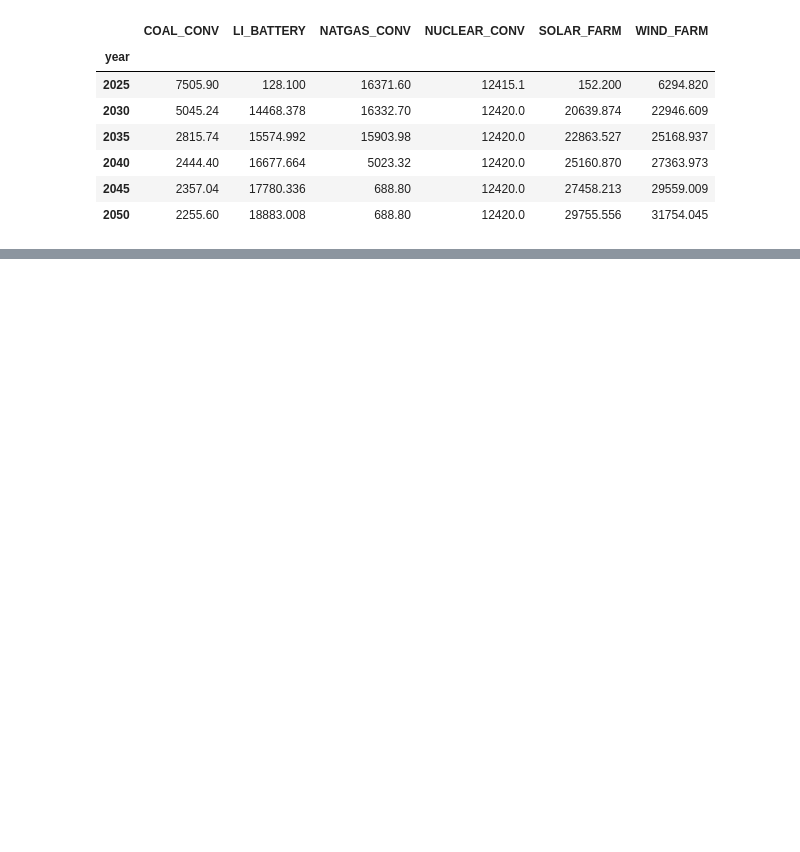
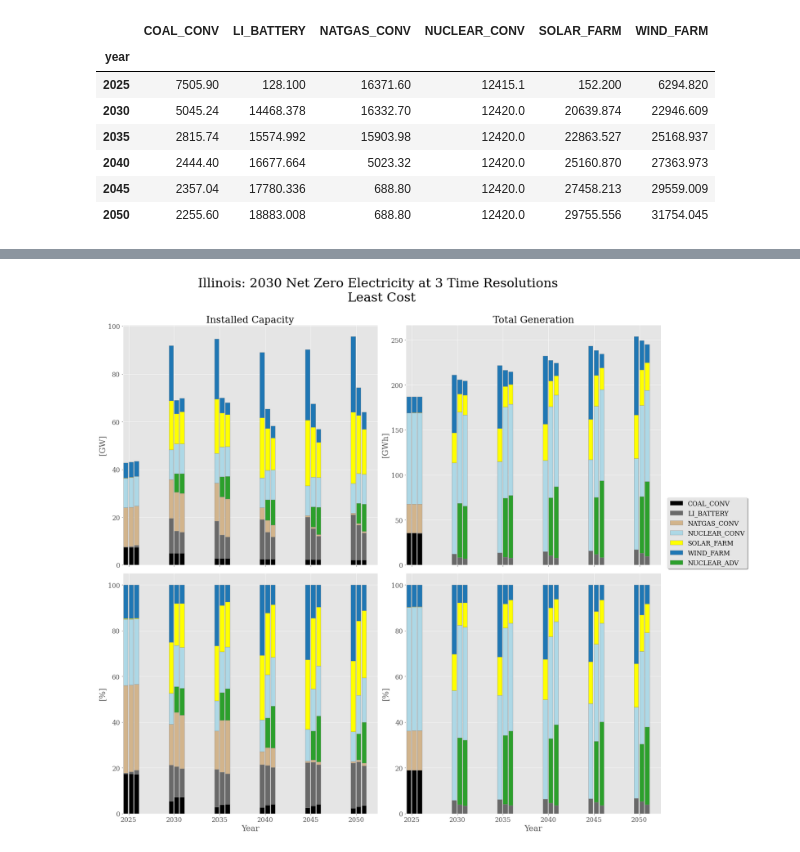
Before and after one commit to samgdotson/2021-dotson-ms, a Jupyter notebook: illinois_time_resolution.ipynb, the cells around one changed output, grey strips where cells are left out. Drawn from its saved outputs; the diff is of its cells as text; code cells hidden in the pictures; blank space fills up the shorter version.

```diff
--- a/illinois_time_resolution.ipynb
+++ b/illinois_time_resolution.ipynb
@@ -230,0 +280,90 @@ plt.tight_layout()
+# %%
+fig, axes = plt.subplots(2,2, figsize=(20,20), sharex=True)
+
+w=0.1
+
+# Capacity
+
+(cap_df_4/1000).plot.bar(ax=axes[0,0], stacked=True,
+                         color=elc_colors, width=w,
+                         position=1.2, align='center',
+                         legend=False,edgecolor='gray')
+(cap_df_12/1000).plot.bar(ax=axes[0,0], stacked=True,
+                          color=elc_colors, width=w,
+                          position=0, align='center',
+                          legend=False,edgecolor='gray')
+(cap_df_52/1000).plot(ax=axes[0,0], kind='bar', stacked=True,
+                      color=elc_colors, width=w,
+                      position=-1.2, align='center',
+                      legend=False, edgecolor='gray')
+
+
+# Generation
+(gen_df_4/1000).plot.bar(ax=axes[0,1], stacked=True,
+                         color=elc_colors, width=w,
+                         position=1.2, align='center',
+                         legend=False,edgecolor='gray')
+(gen_df_12/1000).plot.bar(ax=axes[0,1], stacked=True,
+                          color=elc_colors, width=w,
+                          position=0, align='center',
+                          legend=False,edgecolor='gray')
+(gen_df_52/1000).plot(ax=axes[0,1], kind='bar', stacked=True,
+                      color=elc_colors, width=w,
+                      position=-1.2, align='center',
+                      legend=False, edgecolor='gray')
+
+
+(stacked_cap_4).plot.bar(ax=axes[1,0], stacked=True,
+                         color=elc_colors, width=w,
+                         position=1.2, align='center',
+                         legend=False,edgecolor='gray')
+(stacked_cap_12).plot.bar(ax=axes[1,0], stacked=True,
+                          color=elc_colors, width=w,
+                          position=0, align='center',
+                          legend=False,edgecolor='gray')
+(stacked_cap_52).plot(ax=axes[1,0], kind='bar', stacked=True,
+                      color=elc_colors, width=w,
+                      position=-1.2, align='center',
+                      legend=False, edgecolor='gray')
+
+
+(stacked_gen_4).plot.bar(ax=axes[1,1], stacked=True,
+                         color=elc_colors, width=w,
+                         position=1.2, align='center',
+                         legend=False,edgecolor='gray')
+(stacked_gen_12).plot.bar(ax=axes[1,1], stacked=True,
+                          color=elc_colors, width=w,
+                          position=0, align='center',
+                          legend=False,edgecolor='gray')
+(stacked_gen_52).plot(ax=axes[1,1], kind='bar', stacked=True,
+                      color=elc_colors, width=w,
+                      position=-1.2, align='center',
+                      legend=False, edgecolor='gray')
+
+axes[0,0].set_ylabel("[GW]", fontsize=20)
+axes[0,1].set_ylabel("[GWh]", fontsize=20)
+axes[1,0].set_ylabel("[%]", fontsize=20)
+axes[1,1].set_ylabel("[%]", fontsize=20)
+# axes[1].set_ylabel("Installed Capacity [%]", fontsize=20)
+
+
+axes[1,0].set_xlabel("Year", fontsize=20)
+axes[1,1].set_xlabel("Year", fontsize=20)
+axes[1,0].tick_params(axis='x', labelsize=16, rotation=0)
+axes[1,1].tick_params(axis='x', labelsize=16, rotation=0)
+
+axes[0,0].tick_params(axis='y', labelsize=16)
+axes[0,1].tick_params(axis='y', labelsize=16)
+axes[1,0].tick_params(axis='y', labelsize=16)
+axes[1,1].tick_params(axis='y', labelsize=16)
+
+axes[0,0].set_title("Installed Capacity", fontsize=24)
+axes[0,1].set_title("Total Generation", fontsize=24)
+
+handles, labels = axes[0,1].get_legend_handles_labels()
+by_label = dict(zip(labels, handles))
+plt.figlegend(by_label.values(), by_label.keys(), bbox_to_anchor=(1.15,.6), ncol=1, fontsize=16, shadow=True)
+plt.suptitle('Illinois: 2030 Net Zero Electricity at 3 Time Resolutions \n Least Cost\n', fontsize=32)
+plt.tight_layout()
+# %% [output]
+[figure, added]
```
Also changed, not shown: parts of 10 cells of this notebook, 4 other files.
